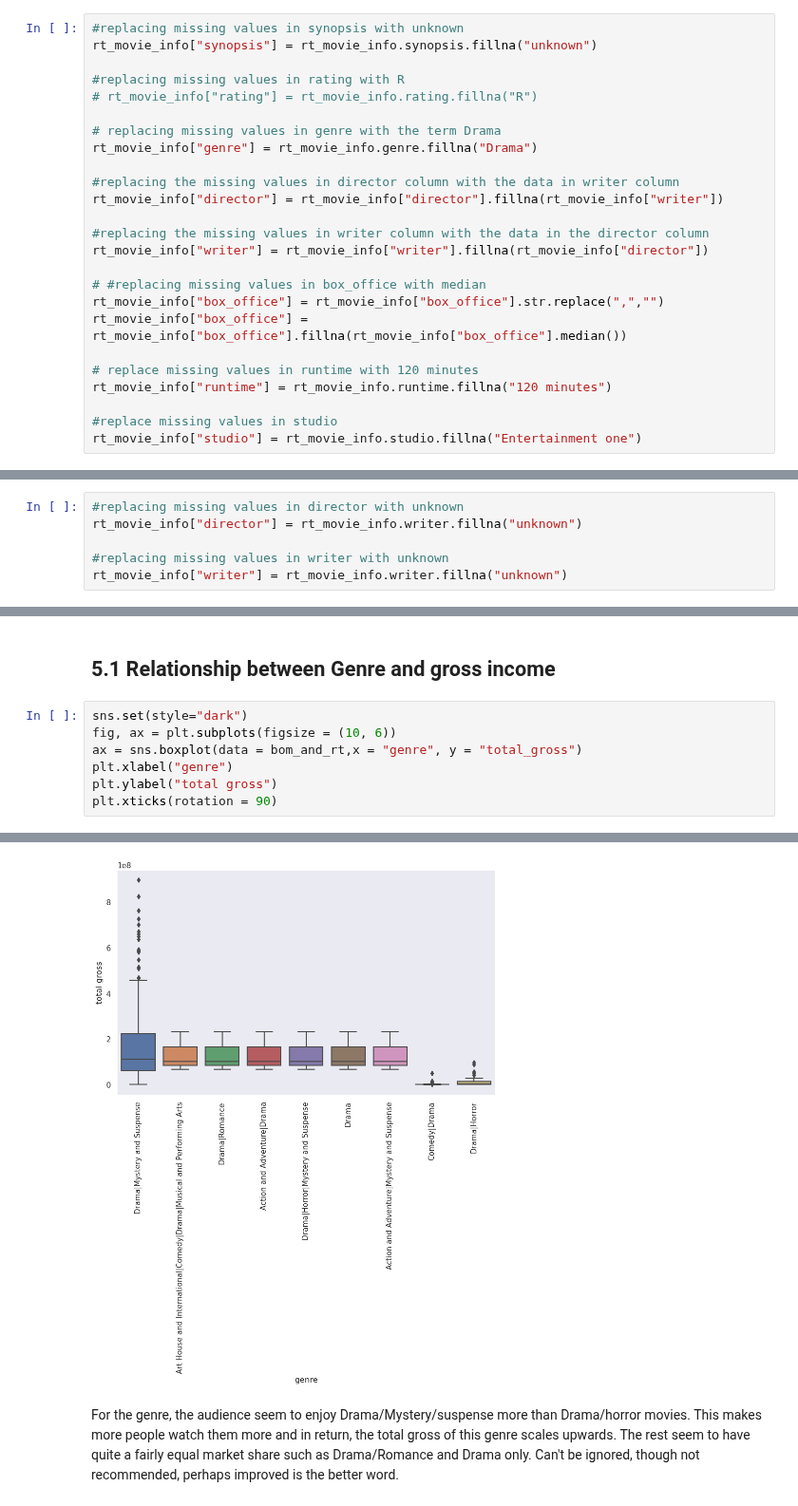
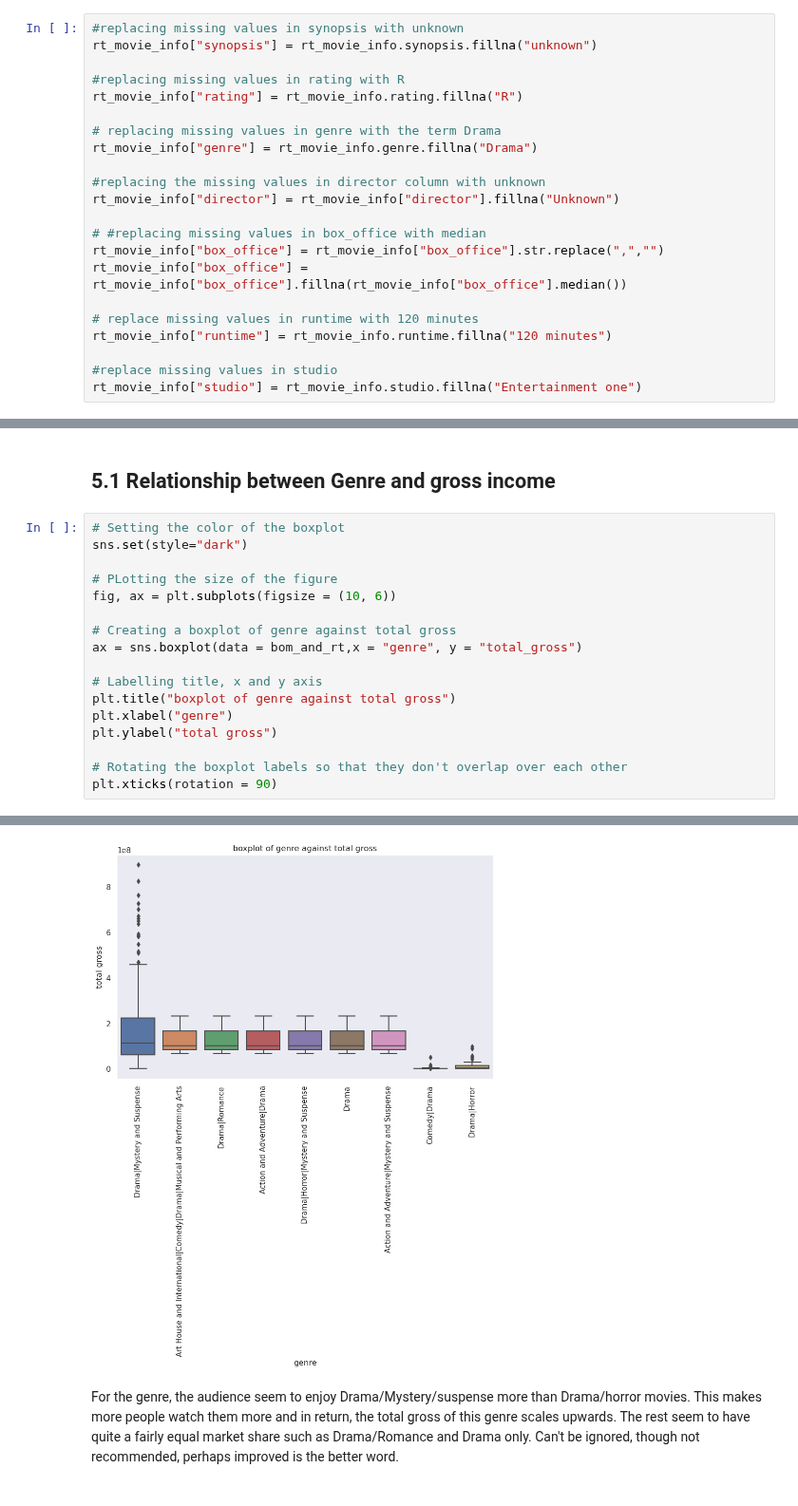
Before and after one commit to MuchiriKinyua/Microsoft-Movie-Project, a Jupyter notebook: Microsoft Movie project.ipynb, the cells around one changed output, grey strips where cells are left out. Shown at 95% size. Cells and saved outputs as stored; diff of their text form.

Commit message:
Polishing the entire microsoft movie project

```diff
--- a/Microsoft Movie project.ipynb
+++ b/Microsoft Movie project.ipynb
@@ -583,16 +613,13 @@ plt.show()
 rt_movie_info["synopsis"] = rt_movie_info.synopsis.fillna("unknown")
 
 #replacing missing values in rating with R
-# rt_movie_info["rating"] = rt_movie_info.rating.fillna("R")
+rt_movie_info["rating"] = rt_movie_info.rating.fillna("R")
 
 # replacing missing values in genre with the term Drama
 rt_movie_info["genre"] = rt_movie_info.genre.fillna("Drama")
 
-#replacing the missing values in director column with the data in writer column
-rt_movie_info["director"] = rt_movie_info["director"].fillna(rt_movie_info["writer"])
-
-#replacing the missing values in writer column with the data in the director column
-rt_movie_info["writer"] = rt_movie_info["writer"].fillna(rt_movie_info["director"])
+#replacing the missing values in director column with unknown
+rt_movie_info["director"] = rt_movie_info["director"].fillna("Unknown")
 
 # #replacing missing values in box_office with median
 rt_movie_info["box_office"] = rt_movie_info["box_office"].str.replace(",","")
@@ -626,6 +646,0 @@ Since there are missing vlues, we have to continue cleaning
-# %%
-#replacing missing values in director with unknown
-rt_movie_info["director"] = rt_movie_info.writer.fillna("unknown")
-
-#replacing missing values in writer with unknown
-rt_movie_info["writer"] = rt_movie_info.writer.fillna("unknown")
@@ -843,24 +839,34 @@ That's where the visualizations come in. Data visualized, say by a graph or perh
 # %% [markdown]
 ## 5.1 Relationship between Genre and gross income
 # %%
+# Setting the color of the boxplot
 sns.set(style="dark")
+
+# PLotting the size of the figure
 fig, ax = plt.subplots(figsize = (10, 6))
+
+# Creating a boxplot of genre against total gross
 ax = sns.boxplot(data = bom_and_rt,x = "genre", y = "total_gross")
+
+# Labelling title, x and y axis
+plt.title("boxplot of genre against total gross")
 plt.xlabel("genre")
 plt.ylabel("total gross")
+
+# Rotating the boxplot labels so that they don't overlap over each other
 plt.xticks(rotation = 90)
 # %% [output]
 (array([0, 1, 2, 3, 4, 5, 6, 7, 8]),
  [Text(0, 0, 'Drama|Mystery and Suspense'),
   Text(1, 0, 'Art House and International|Comedy|Drama|Musical and Performing Arts'),
   Text(2, 0, 'Drama|Romance'),
   Text(3, 0, 'Action and Adventure|Drama'),
   Text(4, 0, 'Drama|Horror|Mystery and Suspense'),
   Text(5, 0, 'Drama'),
   Text(6, 0, 'Action and Adventure|Mystery and Suspense'),
   Text(7, 0, 'Comedy|Drama'),
   Text(8, 0, 'Drama|Horror')])
-[figure, old version]
+[figure, new version]
 # %% [markdown]
 For the genre, the audience seem to enjoy Drama/Mystery/suspense more than Drama/horror movies. This makes more people watch them more and in return, the total gross of this genre scales upwards. </br>
 The rest seem to have quite a fairly equal market share such as Drama/Romance and Drama only. Can't be ignored, though not recommended, perhaps improved is the better word.
```
Also changed, not shown: parts of 55 cells of this notebook.
